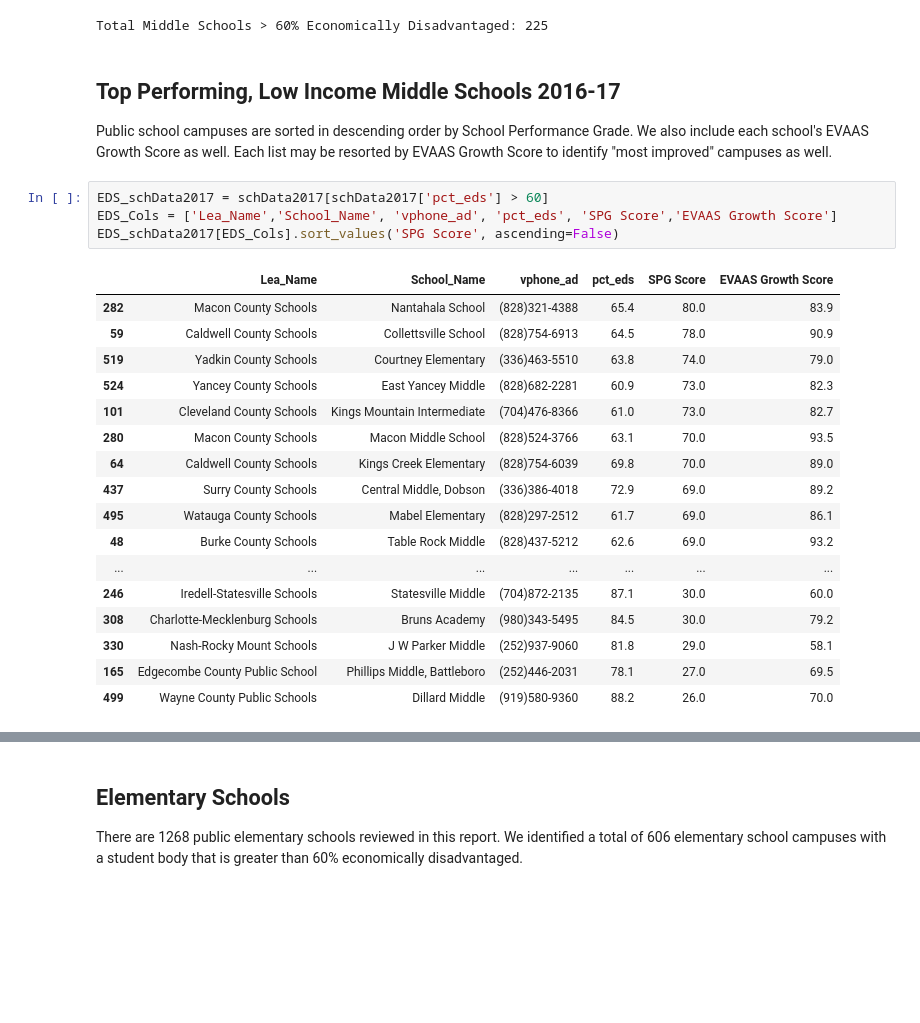
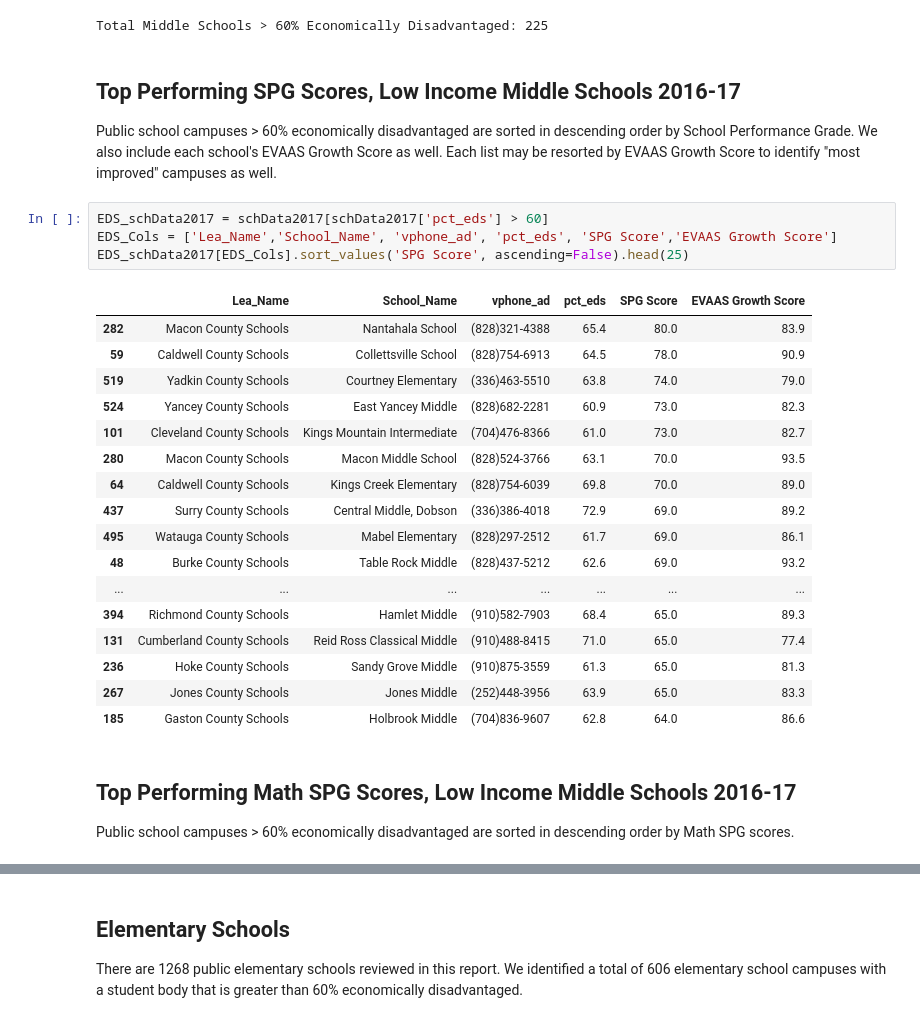
Before and after one commit to jakemdrew/EducationDataNC, a Jupyter notebook: 2017/Models/Top Performing, Low Income Schools in NC.ipynb, the cells around one changed output, grey strips where cells are left out. Drawn from its saved outputs; the diff is of its cells as text; blank space fills up the shorter version.

```diff
--- a/2017/Models/Top Performing, Low Income Schools in NC.ipynb
+++ b/2017/Models/Top Performing, Low Income Schools in NC.ipynb
@@ -120,28 +338,32 @@ print 'Total Middle Schools > 60% Economically Disadvantaged: ' + str(gt60)
 # %% [output]
 Total Middle Schools > 60% Economically Disadvantaged: 225
 # %% [markdown]
-## Top Performing, Low Income Middle Schools 2016-17
+## Top Performing SPG Scores, Low Income Middle Schools 2016-17
 
-Public school campuses are sorted in descending order by School Performance Grade. We also include each school's EVAAS Growth Score as well. Each list may be resorted by EVAAS Growth Score to identify "most improved" campuses as well.
+Public school campuses  > 60% economically disadvantaged are sorted in descending order by School Performance Grade. We also include each school's EVAAS Growth Score as well. Each list may be resorted by EVAAS Growth Score to identify "most improved" campuses as well.
 # %%
 EDS_schData2017 = schData2017[schData2017['pct_eds'] > 60]
 EDS_Cols = ['Lea_Name','School_Name', 'vphone_ad', 'pct_eds', 'SPG Score','EVAAS Growth Score']
-EDS_schData2017[EDS_Cols].sort_values('SPG Score', ascending=False)
+EDS_schData2017[EDS_Cols].sort_values('SPG Score', ascending=False).head(25)
 # %% [output]
 |  | Lea_Name | School_Name | vphone_ad | pct_eds | SPG Score | EVAAS Growth Score |
 | 282 | Macon County Schools | Nantahala School | (828)321-4388 | 65.4 | 80.0 | 83.9 |
 | 59 | Caldwell County Schools | Collettsville School | (828)754-6913 | 64.5 | 78.0 | 90.9 |
 | 519 | Yadkin County Schools | Courtney Elementary | (336)463-5510 | 63.8 | 74.0 | 79.0 |
 | 524 | Yancey County Schools | East Yancey Middle | (828)682-2281 | 60.9 | 73.0 | 82.3 |
 | 101 | Cleveland County Schools | Kings Mountain Intermediate | (704)476-8366 | 61.0 | 73.0 | 82.7 |
 | 280 | Macon County Schools | Macon Middle School | (828)524-3766 | 63.1 | 70.0 | 93.5 |
 | 64 | Caldwell County Schools | Kings Creek Elementary | (828)754-6039 | 69.8 | 70.0 | 89.0 |
 | 437 | Surry County Schools | Central Middle, Dobson | (336)386-4018 | 72.9 | 69.0 | 89.2 |
 | 495 | Watauga County Schools | Mabel Elementary | (828)297-2512 | 61.7 | 69.0 | 86.1 |
 | 48 | Burke County Schools | Table Rock Middle | (828)437-5212 | 62.6 | 69.0 | 93.2 |
 | ... | ... | ... | ... | ... | ... | ... |
-| 246 | Iredell-Statesville Schools | Statesville Middle | (704)872-2135 | 87.1 | 30.0 | 60.0 |
-| 308 | Charlotte-Mecklenburg Schools | Bruns Academy | (980)343-5495 | 84.5 | 30.0 | 79.2 |
-| 330 | Nash-Rocky Mount Schools | J W Parker Middle | (252)937-9060 | 81.8 | 29.0 | 58.1 |
-| 165 | Edgecombe County Public School | Phillips Middle, Battleboro | (252)446-2031 | 78.1 | 27.0 | 69.5 |
-| 499 | Wayne County Public Schools | Dillard Middle | (919)580-9360 | 88.2 | 26.0 | 70.0 |
+| 394 | Richmond County Schools | Hamlet Middle | (910)582-7903 | 68.4 | 65.0 | 89.3 |
+| 131 | Cumberland County Schools | Reid Ross Classical Middle | (910)488-8415 | 71.0 | 65.0 | 77.4 |
+| 236 | Hoke County Schools | Sandy Grove Middle | (910)875-3559 | 61.3 | 65.0 | 81.3 |
+| 267 | Jones County Schools | Jones Middle | (252)448-3956 | 63.9 | 65.0 | 83.3 |
+| 185 | Gaston County Schools | Holbrook Middle | (704)836-9607 | 62.8 | 64.0 | 86.6 |
+# %% [markdown]
+## Top Performing Math SPG Scores,  Low Income Middle Schools 2016-17
+
+Public school campuses > 60% economically disadvantaged are sorted in descending order by Math SPG scores.
```
Also changed, not shown: parts of 36 cells of this notebook.
